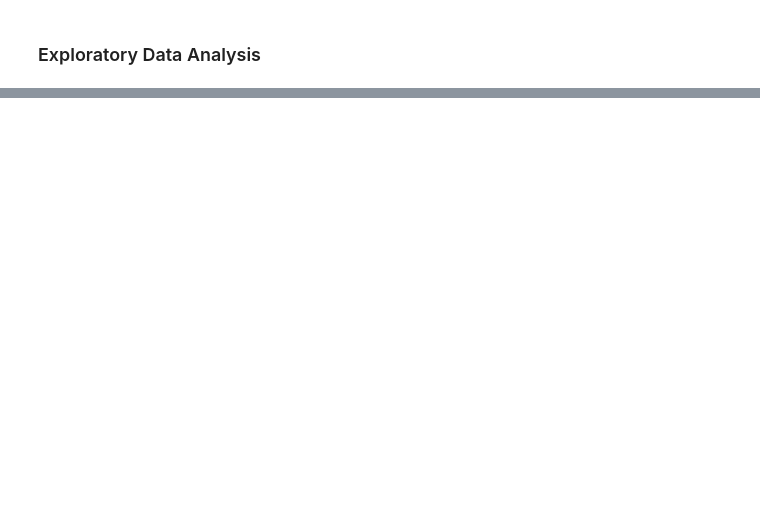
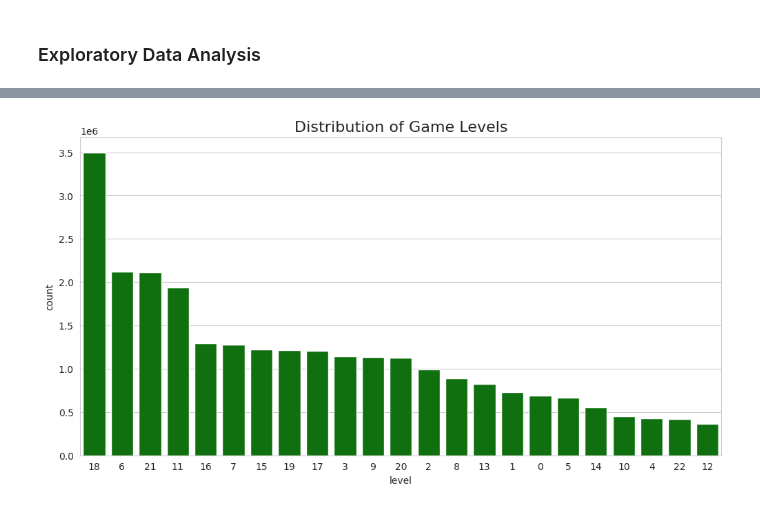
Before and after one commit to LeechXDD/9417_Pro_Project, a Jupyter notebook: COMP9417.ipynb, the cells around one changed output, grey strips where cells are left out. Drawn from its saved outputs; the diff is of its cells as text; code cells hidden in the pictures; blank space fills up the shorter version.

```diff
--- a/COMP9417.ipynb
+++ b/COMP9417.ipynb
@@ -495,0 +210,5 @@ ValueError: ignored
+# %%
+# Plot the distribution of levels
+plot_count(train_data, 'level', 'Distribution of Game Levels', 'green')
+# %% [output]
+[figure, added]
```
Also changed, not shown: parts of 59 cells of this notebook.
